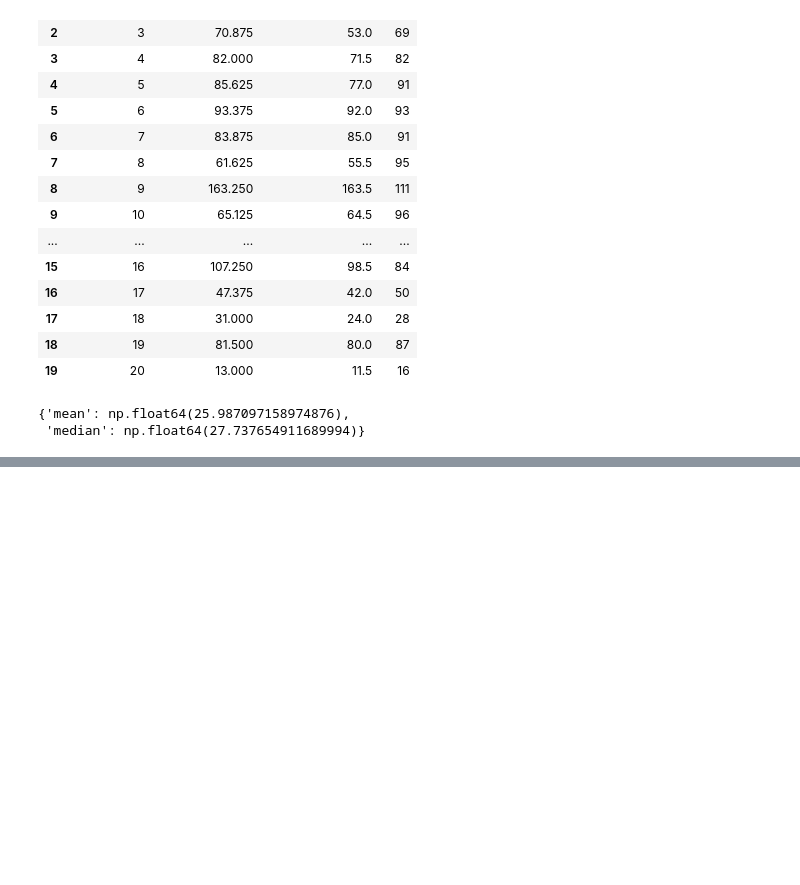
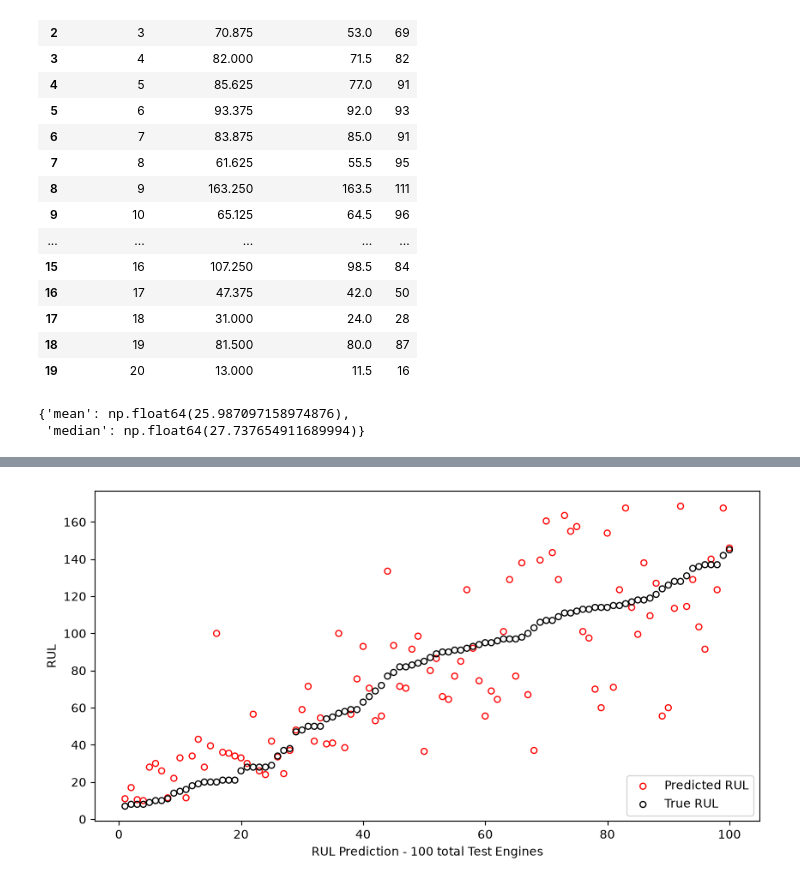
Before and after one commit to Lznkz/Project-MFPCA, a Jupyter notebook: real.ipynb, the cells around one changed output, grey strips where cells are left out. Saved outputs shown, nothing was run; the diff lists cells and outputs as text; code cells hidden in the pictures; blank space fills up the shorter version.

```diff
--- a/real.ipynb
+++ b/real.ipynb
@@ -222,0 +565,4 @@ KeyError: 'RUL_pred_upper'
+# %%
+plot1 = plot_rul_comparison(compare_df, pred_col=['RUL_pred_median'],true_col='RUL')
+# %% [output]
+[figure, added]
```
Also changed, not shown: parts of 31 cells of this notebook, 6 other files.
